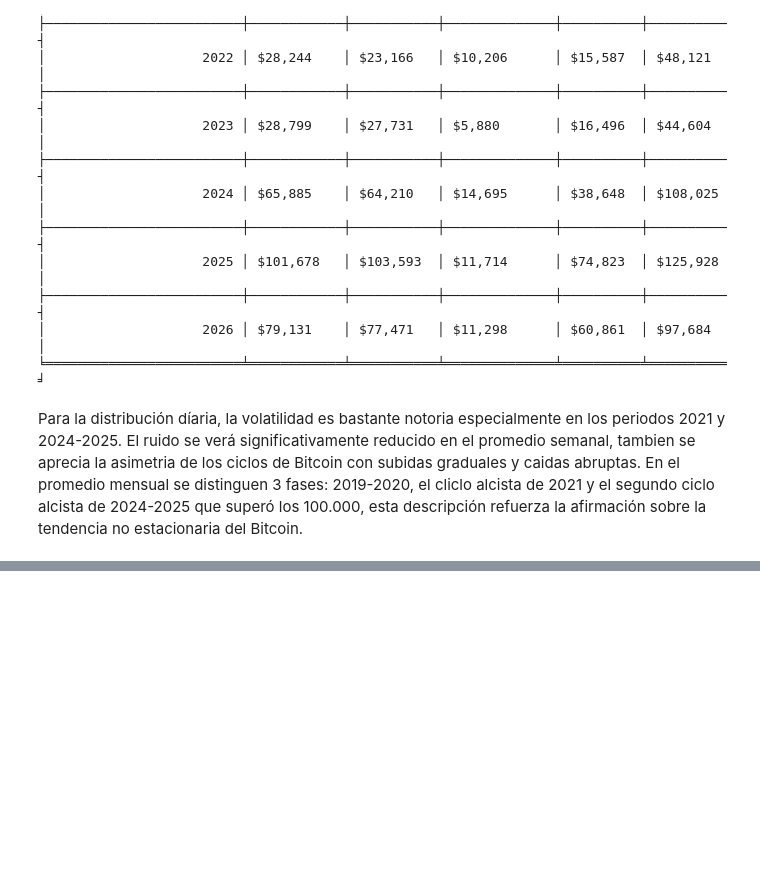
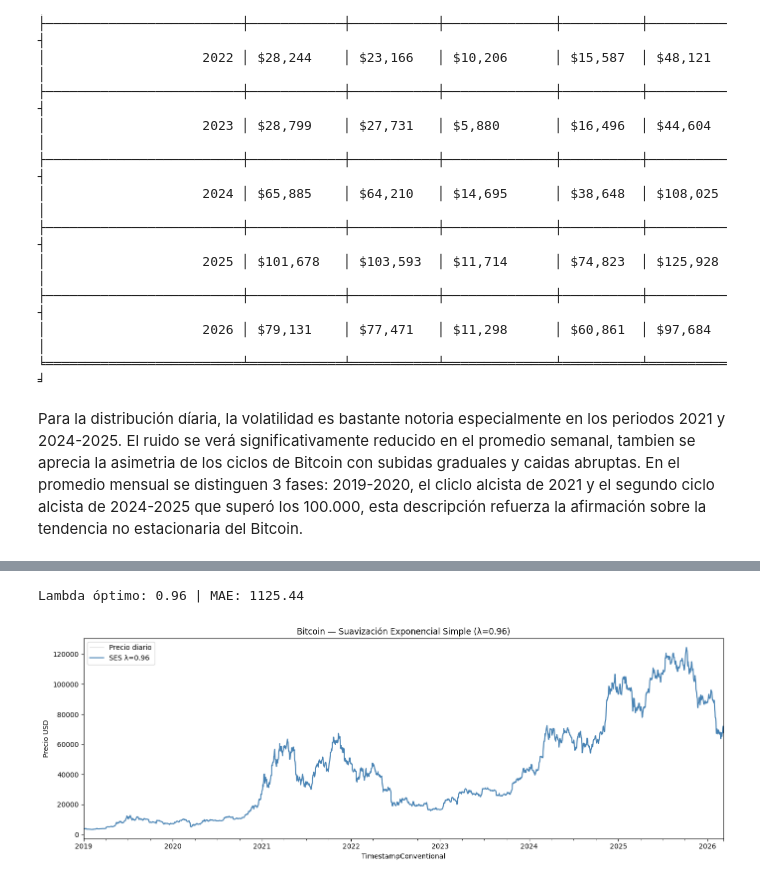
Before and after one commit to T1fff/Proyecto-Investigacion-Bitcoin, a Jupyter notebook: index.ipynb, the cells around one changed output, grey strips where cells are left out. Cells and saved outputs as stored; diff of their text form; code cells hidden in the pictures; blank space fills up the shorter version.

Commit message:
Implement feature X to enhance user experience and optimize performance

```diff
--- a/index.ipynb
+++ b/index.ipynb
@@ -520,0 +549,27 @@ Para la distribución díaria, la volatilidad es bastante notoria especialmente
+# %%
+
+lambdas = np.arange(0.01, 1.0, 0.05)
+mejor_lambda, mejor_mae = None, float("inf")
+
+for lam in lambdas:
+    modelo = SimpleExpSmoothing(serie_diaria.values).fit(smoothing_level=lam, optimized=False)
+    mae = mean_absolute_error(serie_diaria.values[1:], modelo.fittedvalues[:-1])
+    if mae < mejor_mae:
+        mejor_lambda, mejor_mae = lam, mae
+
+print(f"Lambda óptimo: {mejor_lambda:.2f} | MAE: {mejor_mae:.2f}")
+
+ses_model = SimpleExpSmoothing(serie_diaria.values).fit(smoothing_level=mejor_lambda, optimized=False)
+ses_fitted = pd.Series(ses_model.fittedvalues, index=serie_diaria.index)
+
+fig, ax = plt.subplots(figsize=(14, 5))
+serie_diaria.plot(ax=ax, color='lightgray', linewidth=0.8, label='Precio diario')
+ses_fitted.plot(ax=ax, color='steelblue', linewidth=1.5, label=f'SES λ={mejor_lambda:.2f}')
+ax.set_title(f'Bitcoin — Suavización Exponencial Simple (λ={mejor_lambda:.2f})')
+ax.set_ylabel('Precio USD')
+ax.legend()
+plt.tight_layout()
+plt.show()
+# %% [output]
+Lambda óptimo: 0.96 | MAE: 1125.44
+[figure, added]
```
Also changed, not shown: parts of 13 cells of this notebook.
